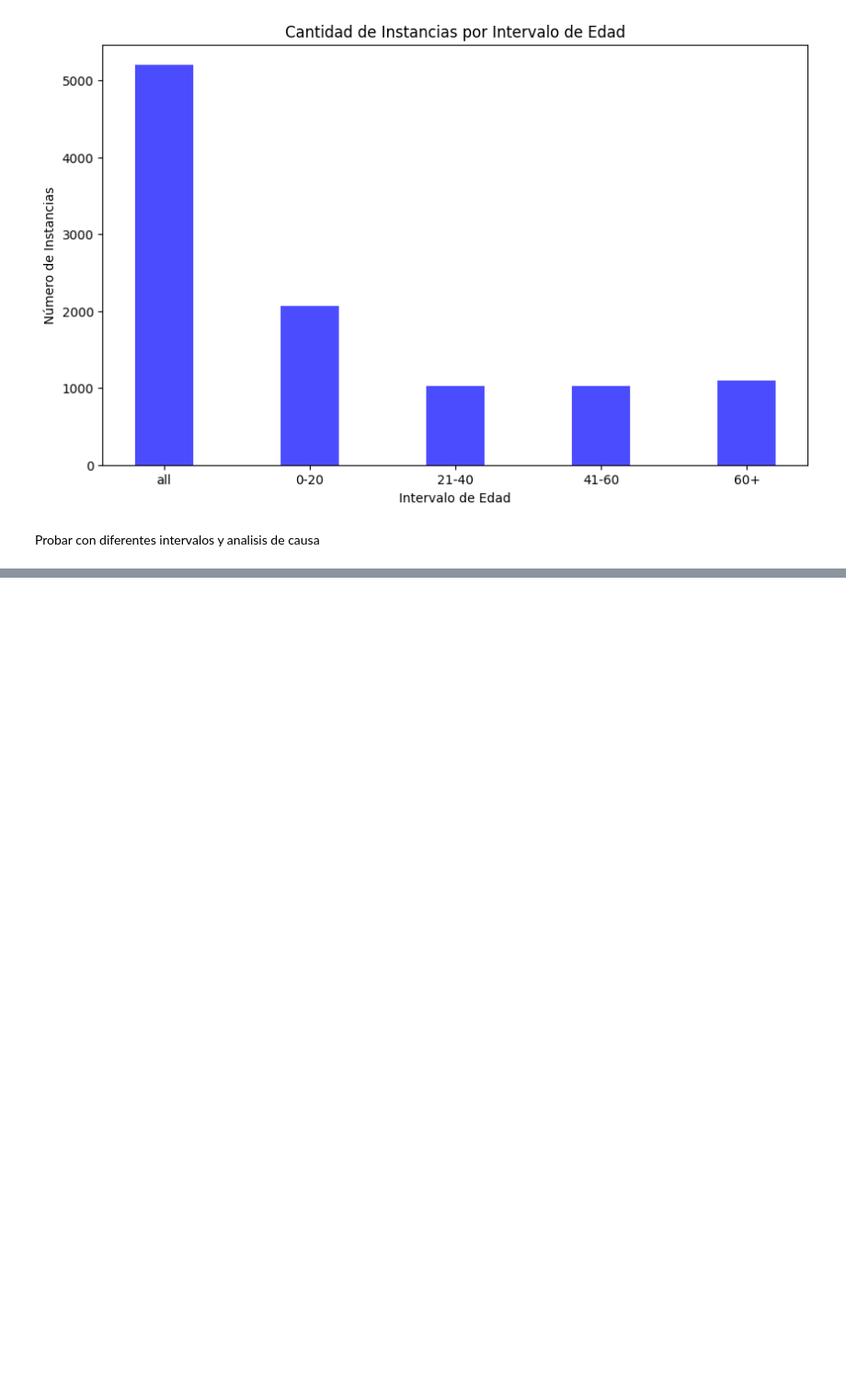
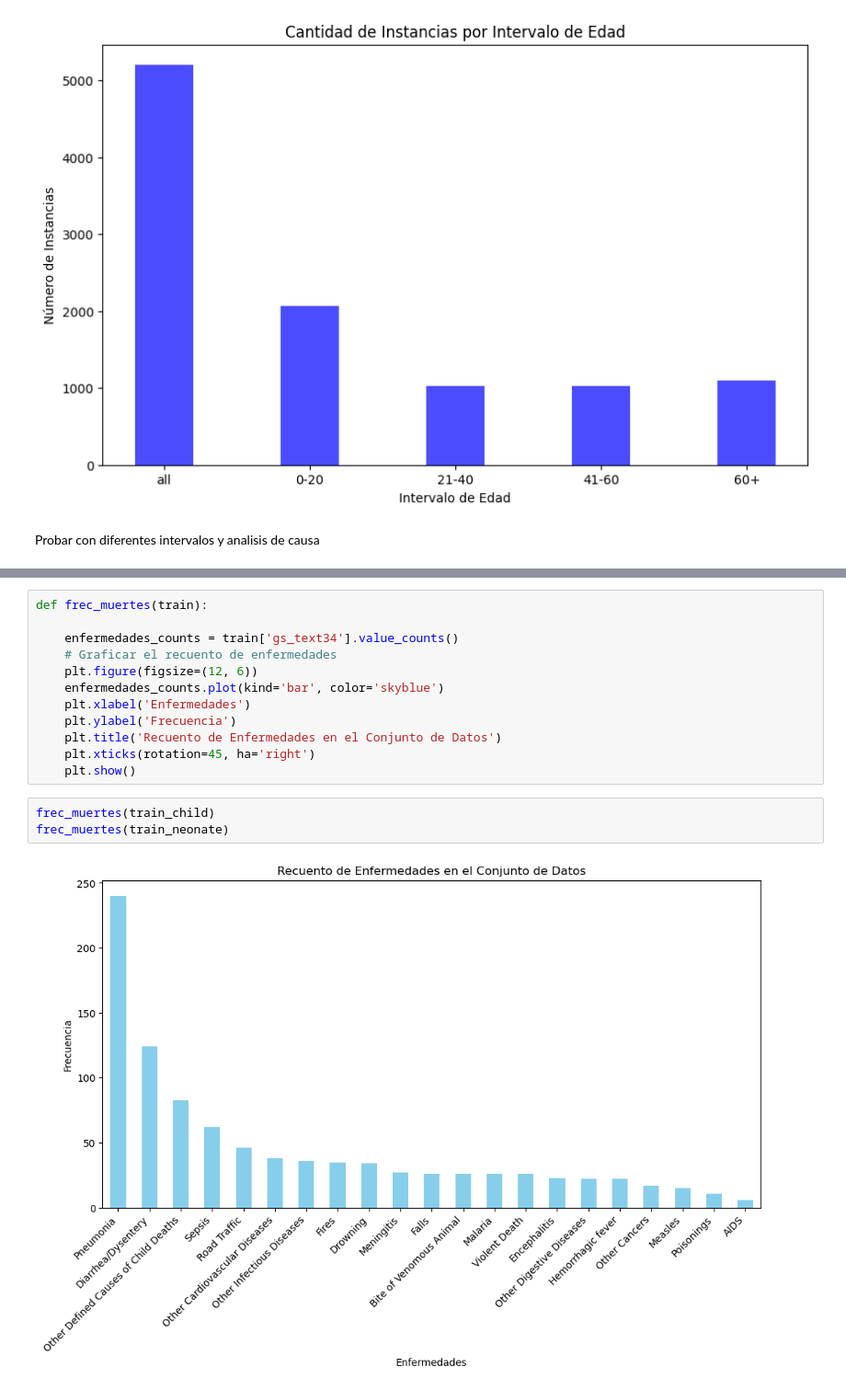
Before and after one commit to Strawberryai/Mineria_de_datos, a Jupyter notebook: proyecto/segmentacion_edades.ipynb, the cells around one changed output, grey strips where cells are left out. Shown at 92% size. Saved outputs shown, nothing was run; the diff lists cells and outputs as text; blank space fills up the shorter version.

```diff
--- a/proyecto/segmentacion_edades.ipynb
+++ b/proyecto/segmentacion_edades.ipynb
@@ -221,0 +349,17 @@ Probar con diferentes intervalos y analisis de causa
+# %%
+def frec_muertes(train):
+
+    enfermedades_counts = train['gs_text34'].value_counts()
+    # Graficar el recuento de enfermedades
+    plt.figure(figsize=(12, 6))
+    enfermedades_counts.plot(kind='bar', color='skyblue')
+    plt.xlabel('Enfermedades')
+    plt.ylabel('Frecuencia')
+    plt.title('Recuento de Enfermedades en el Conjunto de Datos')
+    plt.xticks(rotation=45, ha='right')
+    plt.show()
+# %%
+frec_muertes(train_child)
+frec_muertes(train_neonate)
+# %% [output]
+[figure, added]
```
Also changed, not shown: parts of 9 cells of this notebook.
